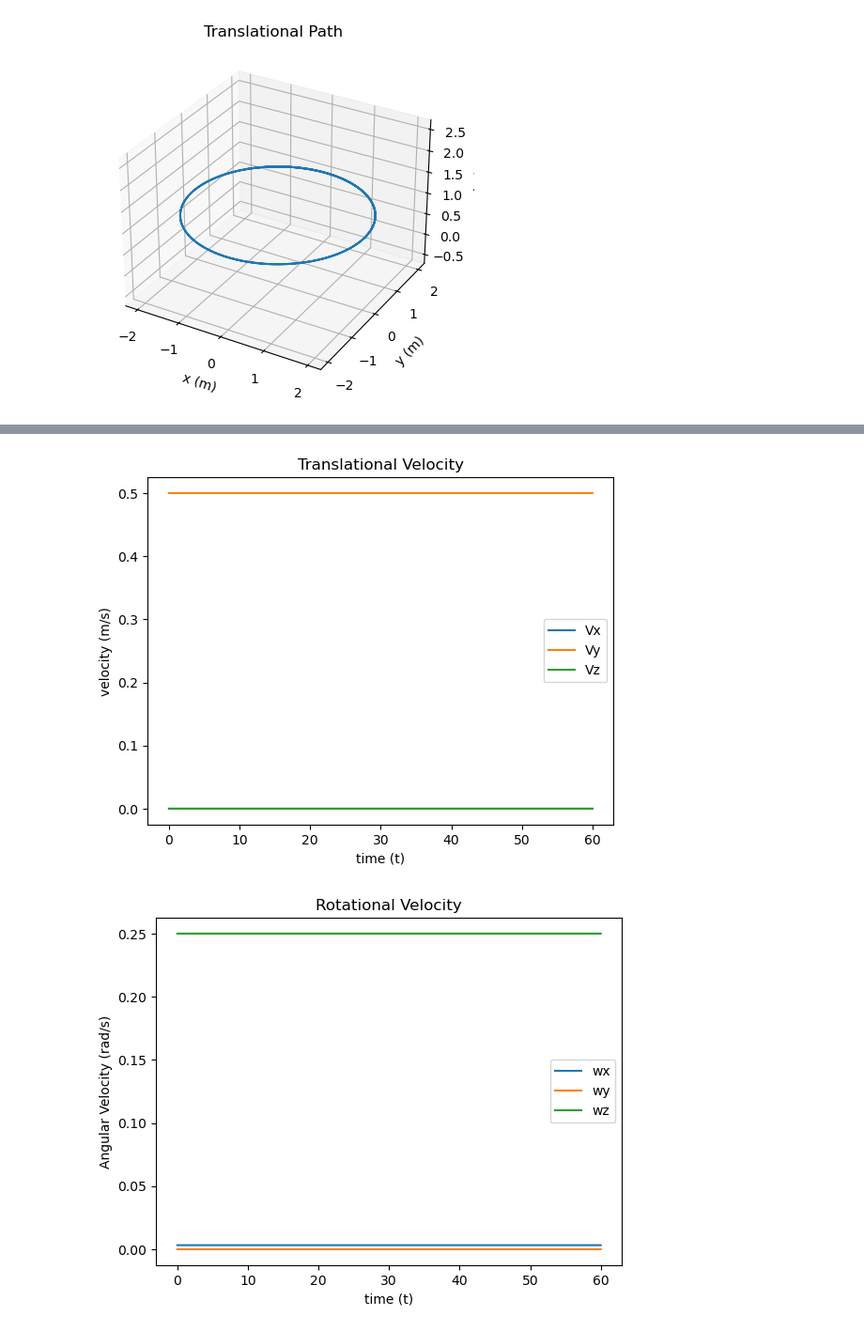
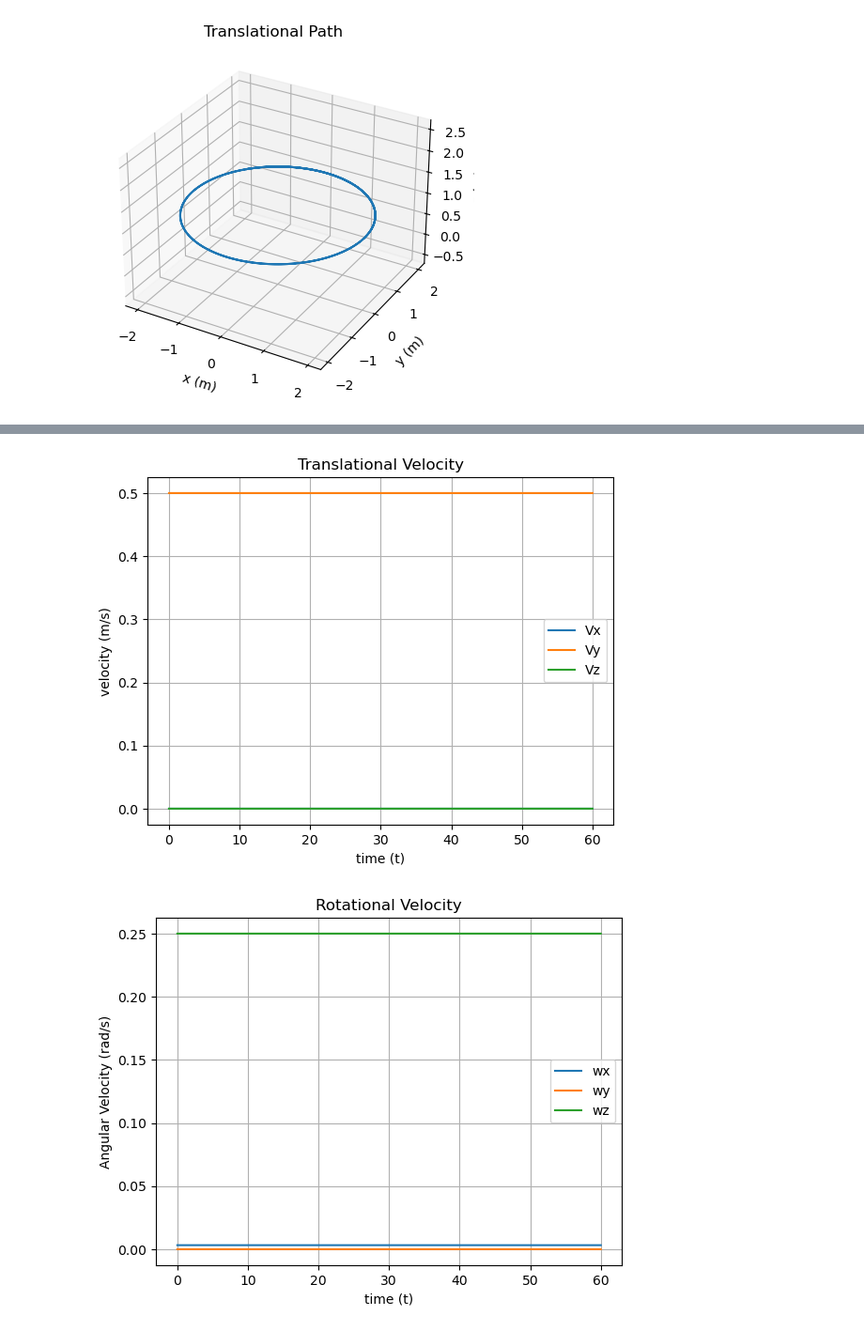
Before and after one commit to pranetp/AE352_life, a Jupyter notebook: Quad_Sim_Circle.ipynb, the cells around one changed output, grey strips where cells are left out. Shown: that part at 94% size. Cells and saved outputs as stored; diff of their text form; code cells hidden in the pictures.

```diff
--- a/Quad_Sim_Circle.ipynb
+++ b/Quad_Sim_Circle.ipynb
@@ -229,22 +231,24 @@ pax.plot(sol.t, sol.y[5], label = 'Vz')
 pax.set_title('Translational Velocity')
 pax.set_xlabel('time (t)')
 pax.set_ylabel('velocity (m/s)')
+pax.grid()
 pax.legend()
 fig.savefig(fname = 'circle_vel', dpi = 1200)
 plt.show()
 # %% [output]
-[figure, old version]
+[figure, new version]
 # %%
 fig, pax = plt.subplots()
 pax.plot(sol.t, sol.y[9], label = 'wx')
 pax.plot(sol.t, sol.y[10], label = 'wy')
 pax.plot(sol.t, sol.y[11], label = 'wz')
 
 pax.set_title('Rotational Velocity')
 pax.set_xlabel('time (t)')
 pax.set_ylabel('Angular Velocity (rad/s)')
+pax.grid()
 pax.legend()
 fig.savefig(fname = 'circle_w', dpi = 1200)
 plt.show()
 # %% [output]
-[figure, old version]
+[figure, new version]
```
Also changed, not shown: parts of 2 cells of this notebook, 3 other files.
